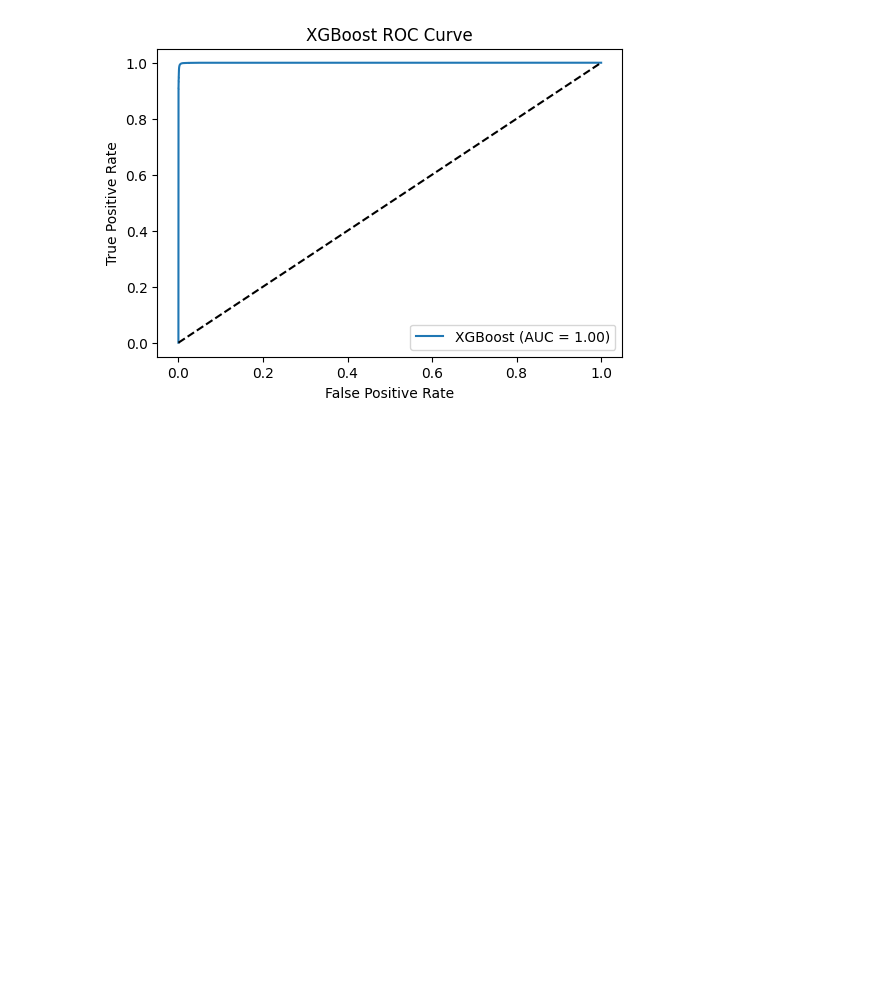
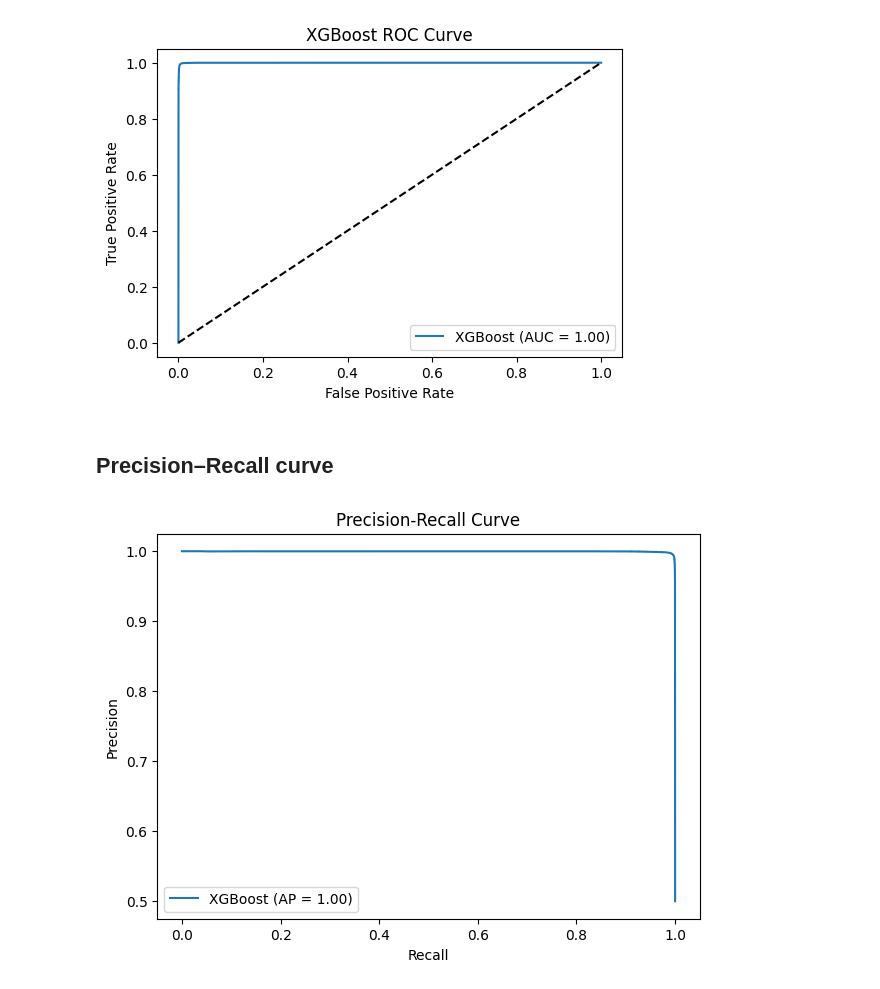
Before and after one commit to VivekVardhan275/QML, a Jupyter notebook: model_training_qml.ipynb, the cells around one changed output. Drawn from its saved outputs; the diff is of its cells as text; code cells hidden in the pictures; blank space fills up the shorter version.

```diff
--- a/model_training_qml.ipynb
+++ b/model_training_qml.ipynb
@@ -432,3 +432,23 @@ plt.legend()
 plt.show()
 # %% [output]
 [figure]
+# %% [markdown]
+## Precision–Recall curve
+# %%
+from sklearn.metrics import precision_recall_curve, average_precision_score
+from sklearn.model_selection import learning_curve
+import numpy as np
+
+y_scores = best_xgb.predict_proba(X_test_scaled)[:, 1]
+precision, recall, thresholds = precision_recall_curve(y_test, y_scores)
+avg_precision = average_precision_score(y_test, y_scores)
+
+plt.figure(figsize=(7,5))
+plt.plot(recall, precision, label=f'XGBoost (AP = {avg_precision:.2f})')
+plt.xlabel("Recall")
+plt.ylabel("Precision")
+plt.title("Precision-Recall Curve")
+plt.legend()
+plt.show()
+# %% [output]
+[figure, added]
```
Also changed, not shown: parts of 10 cells of this notebook.
